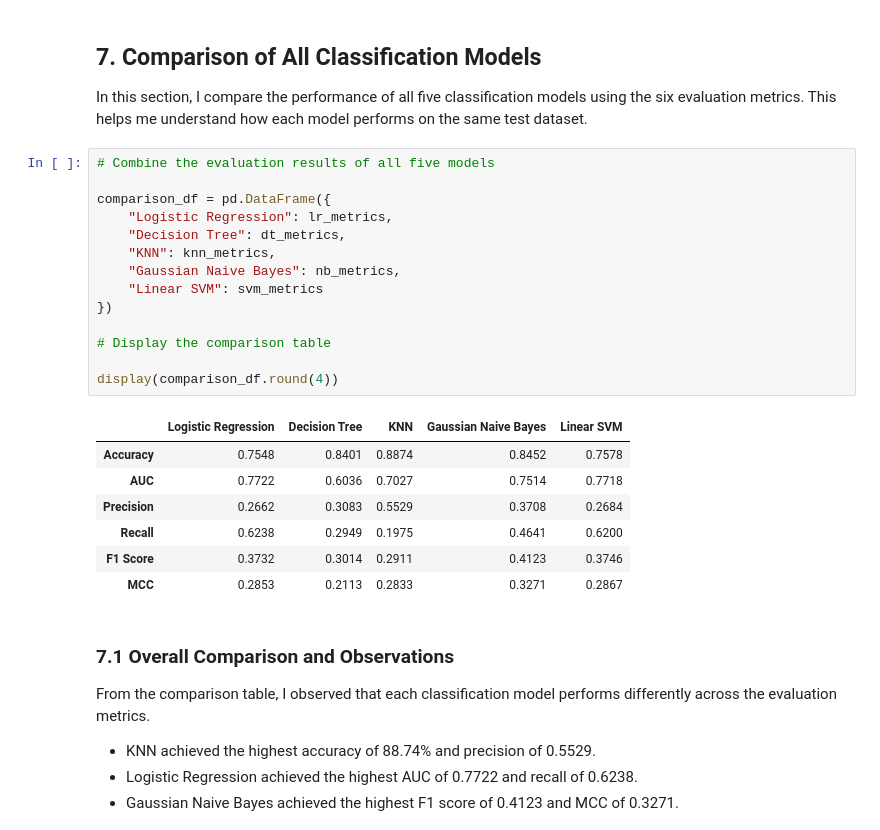
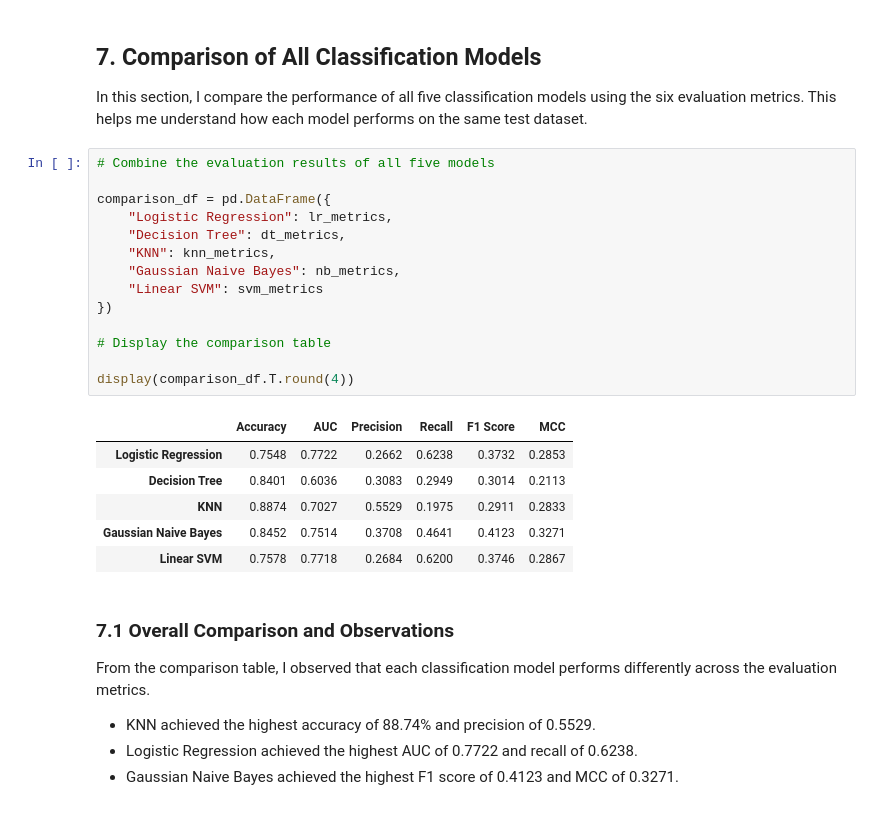
Before and after one commit to chandarkumar7385/2026AK05314_ML_Assignment_2, a Jupyter notebook: Prediction.ipynb, the cells around one changed output. Cells and saved outputs as stored; diff of their text form.

```diff
--- a/Prediction.ipynb
+++ b/Prediction.ipynb
@@ -1045,25 +1043,24 @@ In this section, I compare the performance of all five classification models usi
 # %%
 # Combine the evaluation results of all five models
 
 comparison_df = pd.DataFrame({
     "Logistic Regression": lr_metrics,
     "Decision Tree": dt_metrics,
     "KNN": knn_metrics,
     "Gaussian Naive Bayes": nb_metrics,
     "Linear SVM": svm_metrics
 })
 
 # Display the comparison table
 
-display(comparison_df.round(4))
+display(comparison_df.T.round(4))
 # %% [output]
-|  | Logistic Regression | Decision Tree | KNN | Gaussian Naive Bayes | Linear SVM |
-| Accuracy | 0.7548 | 0.8401 | 0.8874 | 0.8452 | 0.7578 |
-| AUC | 0.7722 | 0.6036 | 0.7027 | 0.7514 | 0.7718 |
-| Precision | 0.2662 | 0.3083 | 0.5529 | 0.3708 | 0.2684 |
-| Recall | 0.6238 | 0.2949 | 0.1975 | 0.4641 | 0.6200 |
-| F1 Score | 0.3732 | 0.3014 | 0.2911 | 0.4123 | 0.3746 |
-| MCC | 0.2853 | 0.2113 | 0.2833 | 0.3271 | 0.2867 |
+|  | Accuracy | AUC | Precision | Recall | F1 Score | MCC |
+| Logistic Regression | 0.7548 | 0.7722 | 0.2662 | 0.6238 | 0.3732 | 0.2853 |
+| Decision Tree | 0.8401 | 0.6036 | 0.3083 | 0.2949 | 0.3014 | 0.2113 |
+| KNN | 0.8874 | 0.7027 | 0.5529 | 0.1975 | 0.2911 | 0.2833 |
+| Gaussian Naive Bayes | 0.8452 | 0.7514 | 0.3708 | 0.4641 | 0.4123 | 0.3271 |
+| Linear SVM | 0.7578 | 0.7718 | 0.2684 | 0.6200 | 0.3746 | 0.2867 |
 # %% [markdown]
 ### 7.1 Overall Comparison and Observations
 
```
Also changed, not shown: parts of 7 cells of this notebook.
